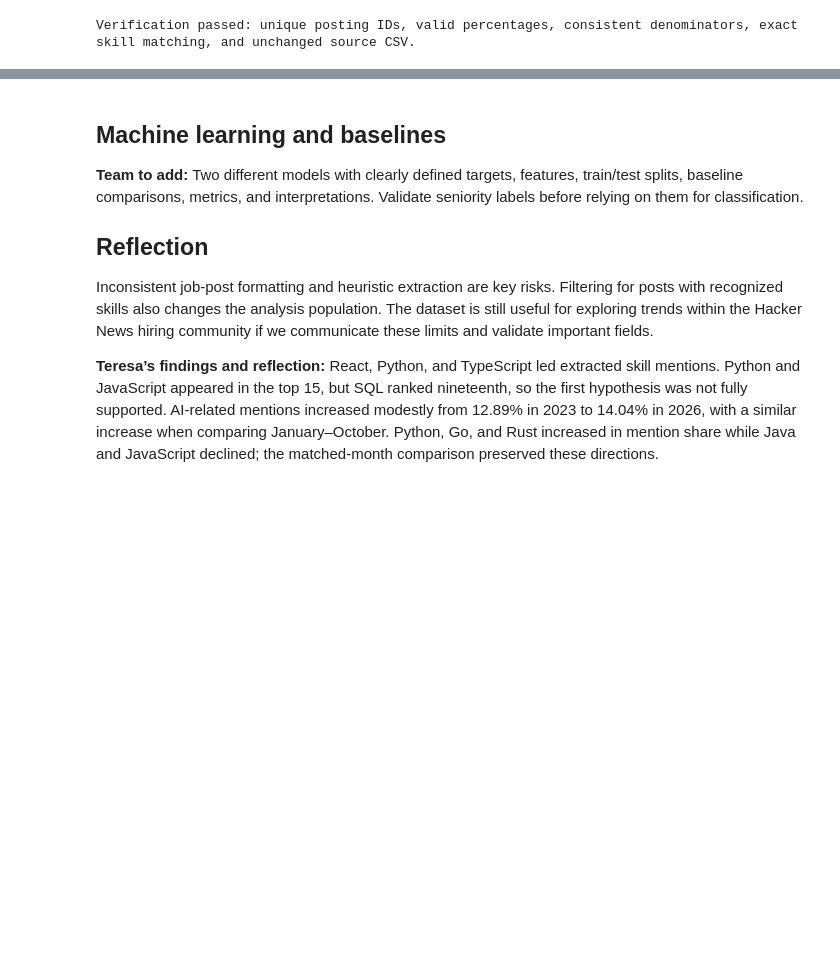
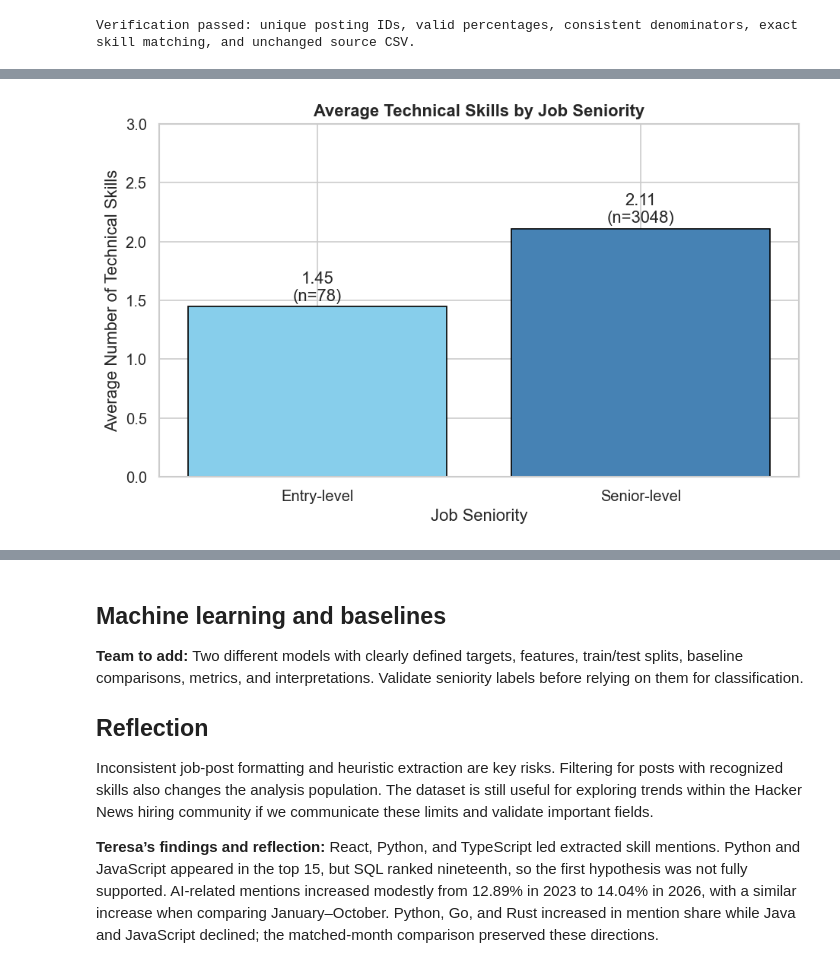
Before and after one commit to ammanikhan/TechSkills, a Jupyter notebook: notebooks/progress_report.ipynb, the cells around one changed output, grey strips where cells are left out. Saved outputs shown, nothing was run; the diff lists cells and outputs as text; code cells hidden in the pictures; blank space fills up the shorter version.

Commit message:
daisy visualizations 4 and 5

```diff
--- a/notebooks/progress_report.ipynb
+++ b/notebooks/progress_report.ipynb
@@ -460,0 +438,54 @@ Verification passed: unique posting IDs, valid percentages, consistent denominat
+# %%
+
+import re
+import pandas as pd
+import matplotlib.pyplot as plt
+
+# likely job postings filtering
+seniority_df = cleaned_df[cleaned_df["is_likely_job"].astype(str).str.lower() == "true"].drop_duplicates(subset="id").copy()
+
+# Classify seniority using job titles
+def classify_seniority(role):
+    if pd.isna(role):
+        return "Unknown"
+
+    role = str(role).lower()
+    entry = bool(re.search(r"\b(junior|jr|entry.level|intern|internship|graduate|new grad)\b", role))
+    senior = bool(re.search(r"\b(senior|sr|staff|principal)\b", role))
+    if entry and not senior:
+        return "Entry-level"
+    if senior and not entry:
+        return "Senior-level"
+    return "Unknown"
+seniority_df["seniority"] = seniority_df["role"].apply(classify_seniority)
+seniority_df["skill_count"] = pd.to_numeric(
+    seniority_df["skill_count"], errors="coerce"
+)
+
+# Calculate average number of skills
+comparison = seniority_df[
+    seniority_df["seniority"].isin(["Entry-level", "Senior-level"])
+]
+summary = comparison.groupby("seniority")["skill_count"].agg(
+    ["mean", "count"]
+).reindex(["Entry-level", "Senior-level"])
+
+# bar chart
+fig, ax = plt.subplots(figsize=(8, 5))
+bars = ax.bar(summary.index, summary["mean"], color=["skyblue", "steelblue"], edgecolor="black")
+ax.set_title("Average Technical Skills by Job Seniority")
+ax.set_xlabel("Job Seniority")
+ax.set_ylabel("Average Number of Technical Skills")
+ax.set_ylim(0, max(3, summary["mean"].max() * 1.2))
+
+for bar, avg, n in zip(bars, summary["mean"], summary["count"]):
+    ax.text(
+        bar.get_x() + bar.get_width() / 2,
+        bar.get_height() + 0.05,
+        f"{avg:.2f}\n(n={n})",
+        ha="center"
+    )
+plt.tight_layout()
+plt.show()
+# %% [output]
+[figure, added]
```
Also changed, not shown: parts of 14 cells of this notebook.
